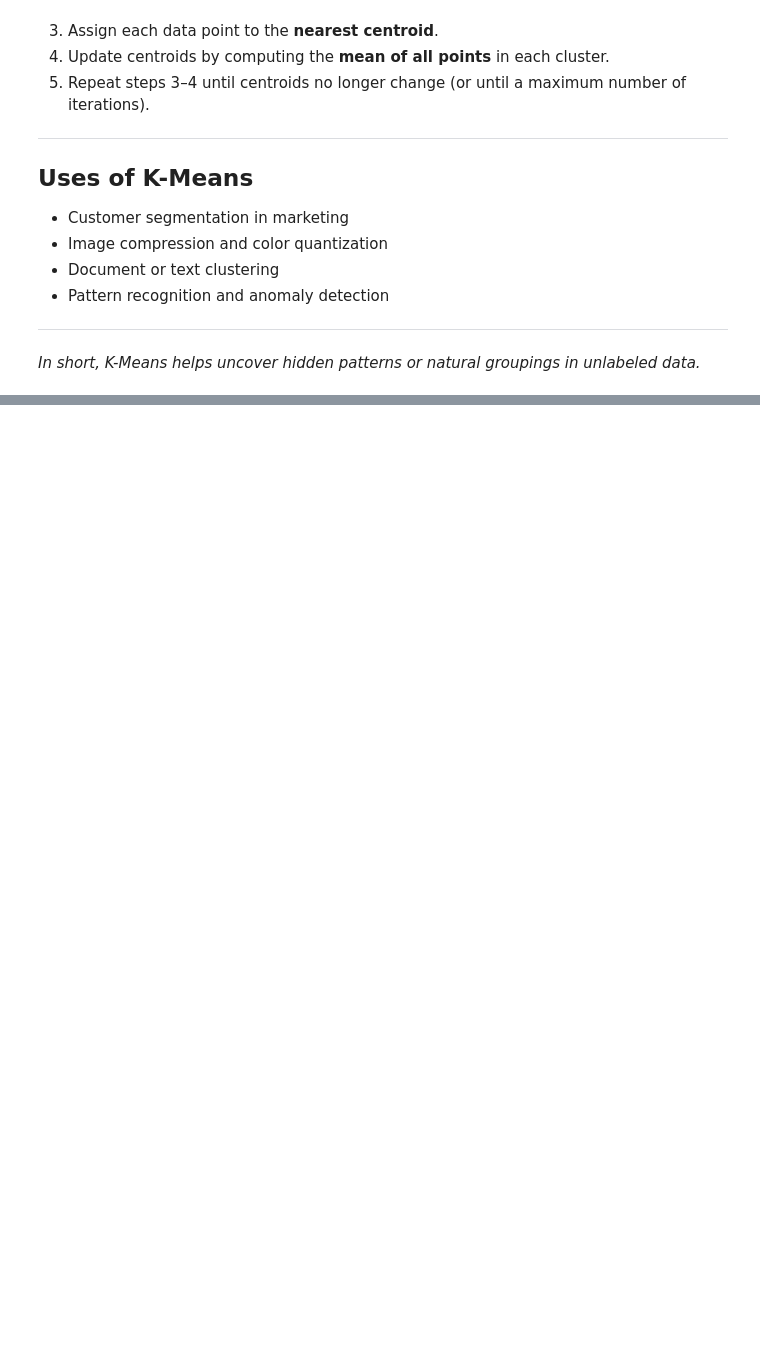
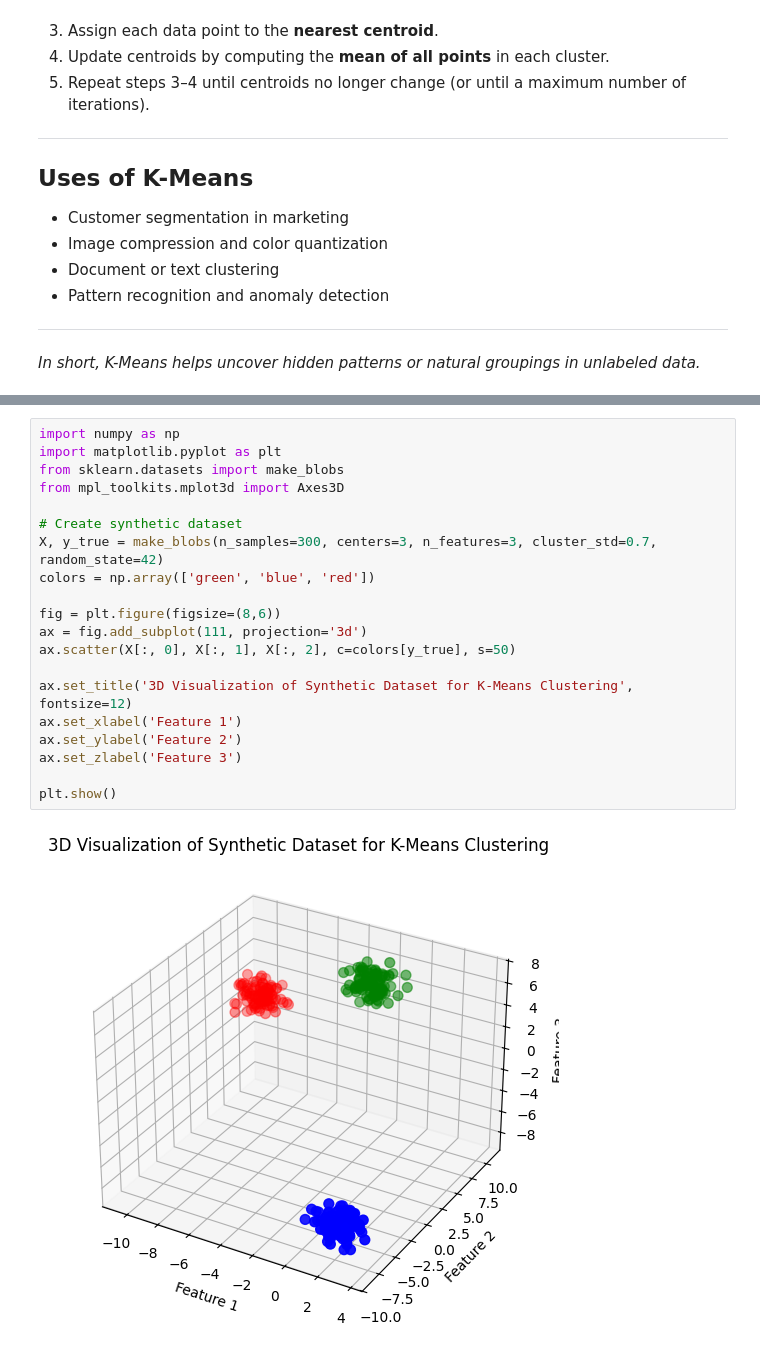
Before and after one commit to Ehtisham1053/Un-Supervised-Machine-learning-algorithms, a Jupyter notebook: k_mean_clustering.ipynb, the cells around one changed output, grey strips where cells are left out. Cells and saved outputs as stored; diff of their text form; blank space fills up the shorter version.

```diff
--- a/k_mean_clustering.ipynb
+++ b/k_mean_clustering.ipynb
@@ -30,0 +45,22 @@ K-Means works by iteratively assigning data points to the nearest cluster center
+# %%
+import numpy as np
+import matplotlib.pyplot as plt
+from sklearn.datasets import make_blobs
+from mpl_toolkits.mplot3d import Axes3D
+
+# Create synthetic dataset
+X, y_true = make_blobs(n_samples=300, centers=3, n_features=3, cluster_std=0.7, random_state=42)
+colors = np.array(['green', 'blue', 'red'])
+
+fig = plt.figure(figsize=(8,6))
+ax = fig.add_subplot(111, projection='3d')
+ax.scatter(X[:, 0], X[:, 1], X[:, 2], c=colors[y_true], s=50)
+
+ax.set_title('3D Visualization of Synthetic Dataset for K-Means Clustering', fontsize=12)
+ax.set_xlabel('Feature 1')
+ax.set_ylabel('Feature 2')
+ax.set_zlabel('Feature 3')
+
+plt.show()
+# %% [output]
+[figure, added]
```
Also changed, not shown: parts of 5 cells of this notebook.
